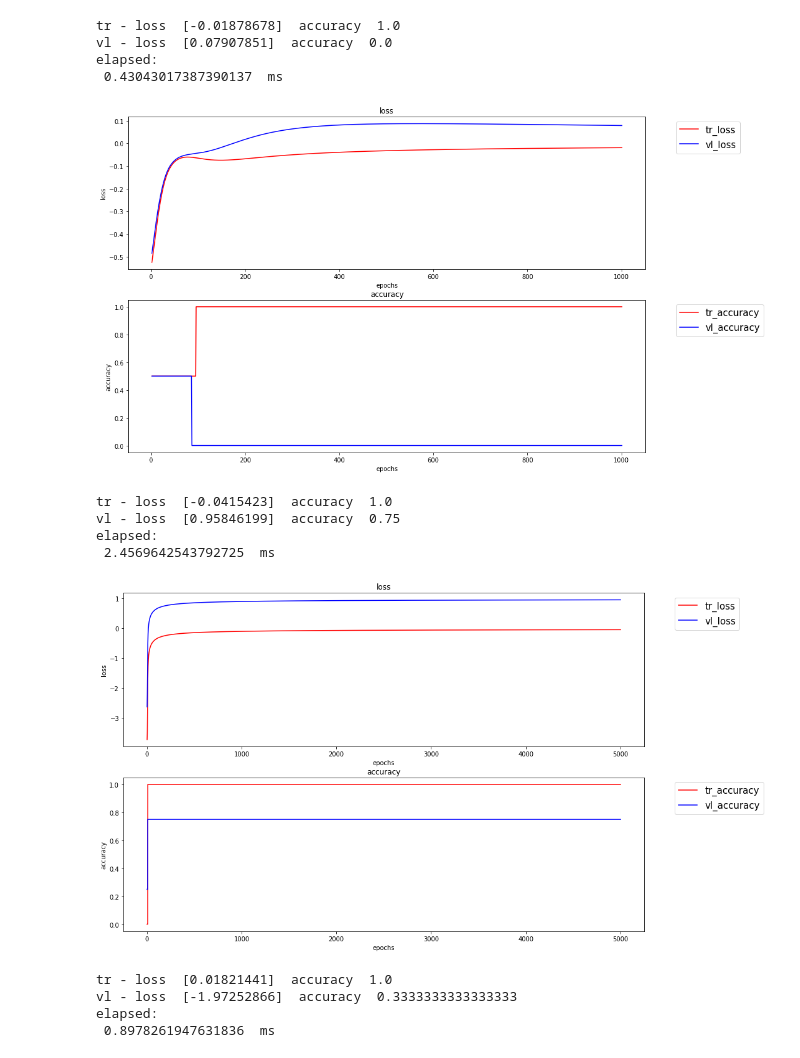
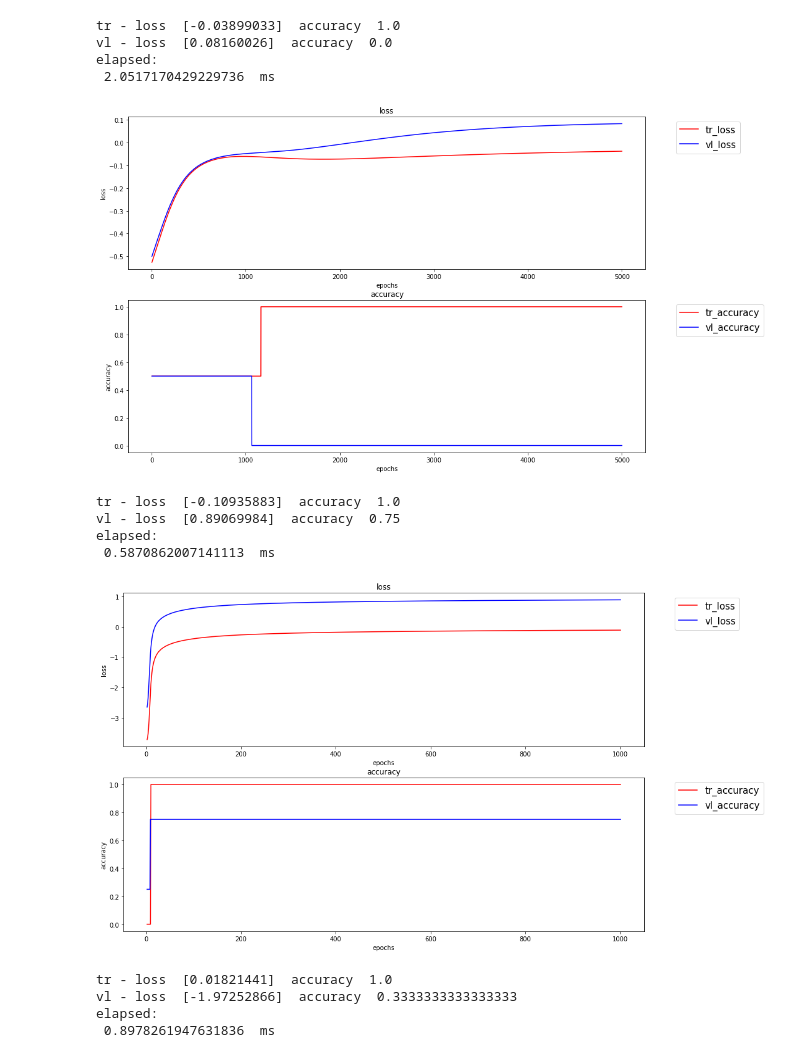
Before and after one commit to deRemo/NNLib, a Jupyter notebook: nn.ipynb, the cells around one changed output. Drawn from its saved outputs; the diff is of its cells as text; code cells hidden in the pictures.

```diff
--- a/nn.ipynb
+++ b/nn.ipynb
@@ -157,7 +158,7 @@ class NeuralNetwork:
                 vl_losses.append(vl_loss)
                 vl_accuracies.append(vl_accuracy)
 
-                if vl_accuracy >= 0.9:
+                if vl_accuracy >= 0.99:
                     print("vl_accuracy>=0.99: break at epoch ", i)
                     print(tr_loss, " ", tr_accuracy)
                     running = False
@@ -217,7 +218,7 @@ class NeuralNetwork:
 
     def get_accuracy(self, output, targets):
         rounded = np.around(output)
-        return skl.metrics.accuracy_score(targets, rounded)
+        return skl_metrics.accuracy_score(targets, rounded)
         #accuracy = (rounded.size - np.count_nonzero(rounded))/rounded.size
         #return accuracy
 
@@ -229,23 +230,23 @@ class NeuralNetwork:
 # %%
 #XOR PROBLEM
 dataset = np.array([[0,0], [0,1],[1,0],[1,1]])
 targets = np.array([[0,1,1,0]])
 
 #the neural network
 nn = NeuralNetwork()
 nn.add_layer('dense', 1, 'sigmoid', dataset.shape[1]) #input layer
 #nn.add_layer('dense', 4, 'sigmoid')
 nn.add_layer('dense', 1, 'sigmoid')
 
 #fit and predict
-nn.fit(dataset, targets, 0.25, test_size=0.5, epochs=1000)
+nn.fit(dataset, targets, 0.02, test_size=0.5, epochs=5000)
 #nn.predict(np.array([[1,1], [1,0], [0,1], [0,0]]))
 # %% [output]
-tr - loss  [-0.01878678]  accuracy  1.0
-vl - loss  [0.07907851]  accuracy  0.0
+tr - loss  [-0.03899033]  accuracy  1.0
+vl - loss  [0.08160026]  accuracy  0.0
 elapsed:
- 0.43043017387390137  ms
+ 2.0517170429229736  ms
-[figure, old version]
+[figure, new version]
 # %%
 #AND PROBLEM WITH 3 VAR
 dataset = np.array([[0,0,0],[0,0,1],[0,1,0],[0,1,1],[1,0,0],[1,0,1],[1,1,0],[1,1,1]])
@@ -259,14 +260,14 @@ nn.add_layer('dense', 4, 'sigmoid')
 nn.add_layer('dense', 1, 'sigmoid')
 
 #fit and predict
-nn.fit(dataset, targets, lr=0.25, test_size=0.5, epochs= 5000)
+nn.fit(dataset, targets, lr=0.2, test_size=0.5, epochs= 1000)
 #nn.predict(np.array([[1,1,1], [0,1,0], [0,0,0]]))
 # %% [output]
-tr - loss  [-0.0415423]  accuracy  1.0
-vl - loss  [0.95846199]  accuracy  0.75
+tr - loss  [-0.10935883]  accuracy  1.0
+vl - loss  [0.89069984]  accuracy  0.75
 elapsed:
- 2.4569642543792725  ms
+ 0.5870862007141113  ms
-[figure, old version]
+[figure, new version]
 # %%
 #??
 dataset = np.array([[0,1,0],[0,0,1],[1,0,0],[1,1,0],[1,1,1]])
```
Also changed, not shown: parts of 3 cells of this notebook.
